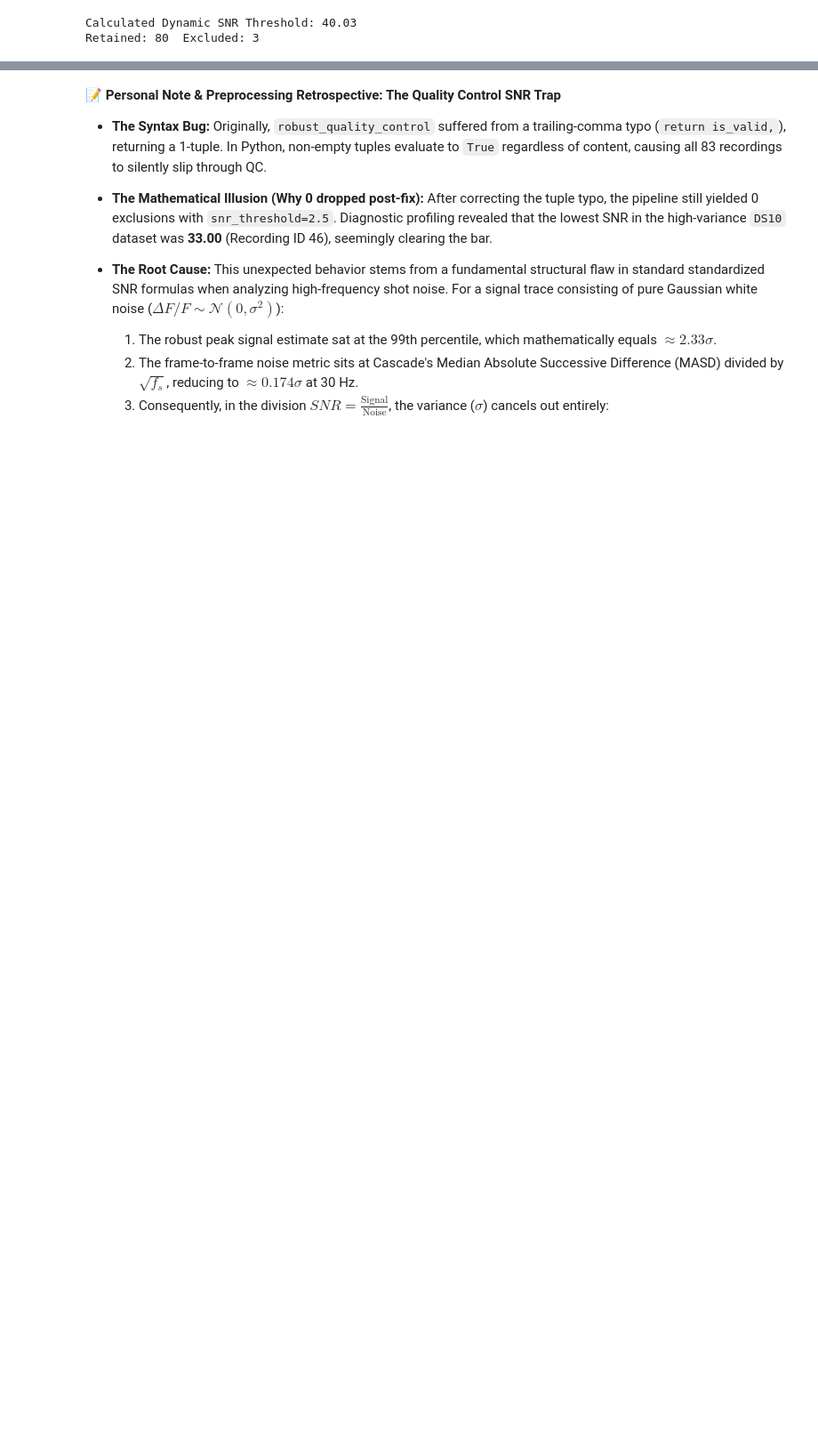
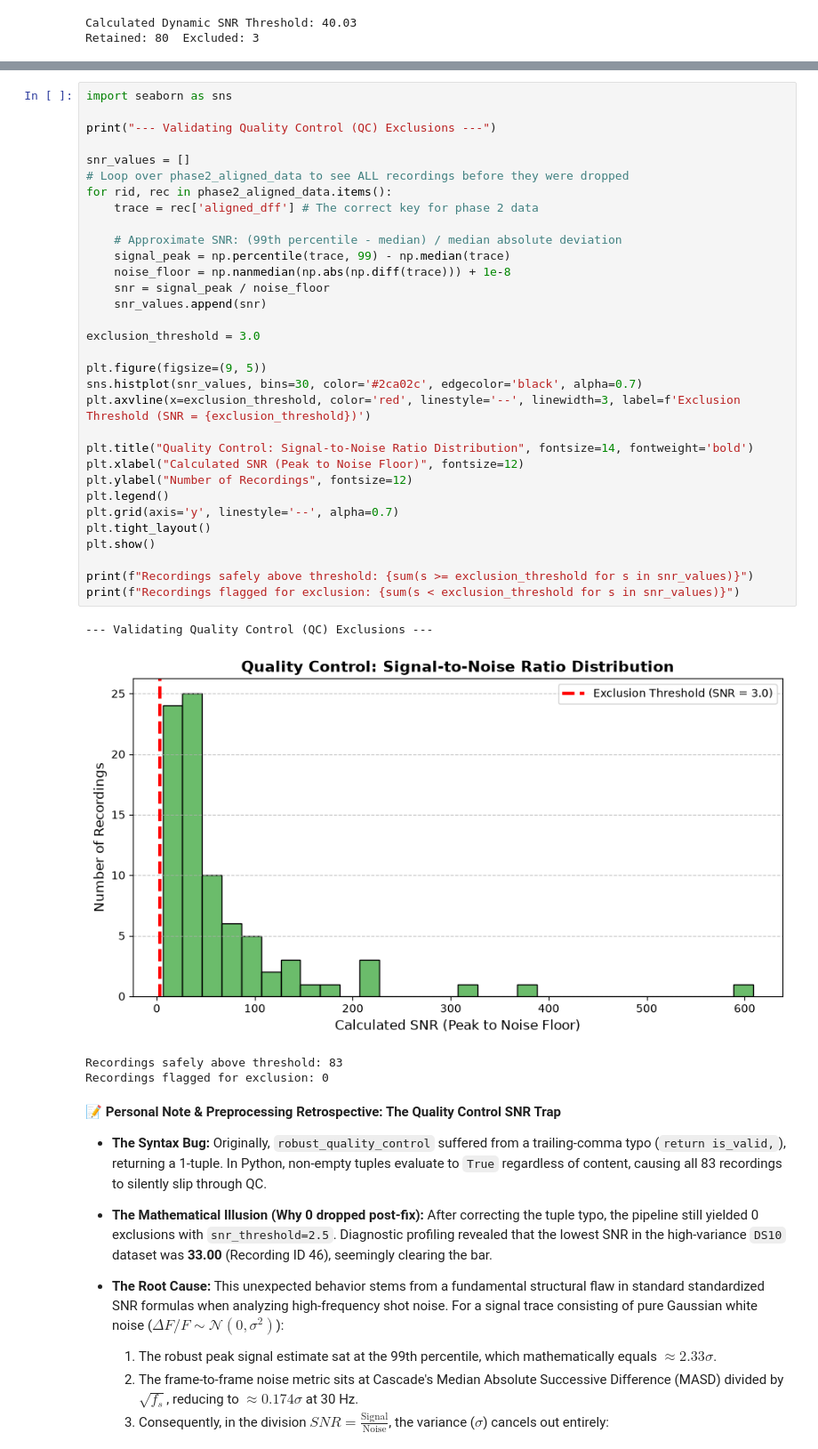
Before and after one commit to F-vdHaar/neural_ds_generalisation, a Jupyter notebook: spike_inference.ipynb, the cells around one changed output, grey strips where cells are left out. Shown at 89% size. Cells and saved outputs as stored; diff of their text form; blank space fills up the shorter version.

```diff
--- a/spike_inference.ipynb
+++ b/spike_inference.ipynb
@@ -525,3 +702,40 @@ Retained: 80  Excluded: 3
+# %%
+import seaborn as sns
+
+print("--- Validating Quality Control (QC) Exclusions ---")
+
+snr_values = []
+# Loop over phase2_aligned_data to see ALL recordings before they were dropped
+for rid, rec in phase2_aligned_data.items():
+    trace = rec['aligned_dff'] # The correct key for phase 2 data
+
+    # Approximate SNR: (99th percentile - median) / median absolute deviation
+    signal_peak = np.percentile(trace, 99) - np.median(trace)
+    noise_floor = np.nanmedian(np.abs(np.diff(trace))) + 1e-8
+    snr = signal_peak / noise_floor
+    snr_values.append(snr)
+
+exclusion_threshold = 3.0
+
+plt.figure(figsize=(9, 5))
+sns.histplot(snr_values, bins=30, color='#2ca02c', edgecolor='black', alpha=0.7)
+plt.axvline(x=exclusion_threshold, color='red', linestyle='--', linewidth=3, label=f'Exclusion Threshold (SNR = {exclusion_threshold})')
+
+plt.title("Quality Control: Signal-to-Noise Ratio Distribution", fontsize=14, fontweight='bold')
+plt.xlabel("Calculated SNR (Peak to Noise Floor)", fontsize=12)
+plt.ylabel("Number of Recordings", fontsize=12)
+plt.legend()
+plt.grid(axis='y', linestyle='--', alpha=0.7)
+plt.tight_layout()
+plt.show()
+
+print(f"Recordings safely above threshold: {sum(s >= exclusion_threshold for s in snr_values)}")
+print(f"Recordings flagged for exclusion: {sum(s < exclusion_threshold for s in snr_values)}")
+# %% [output]
+--- Validating Quality Control (QC) Exclusions ---
+[figure, added]
+Recordings safely above threshold: 83
+Recordings flagged for exclusion: 0
 # %% [markdown]
 📝 **Personal Note & Preprocessing Retrospective: The Quality Control SNR Trap**
 
```
Also changed, not shown: parts of 34 cells of this notebook, 1 other file.
